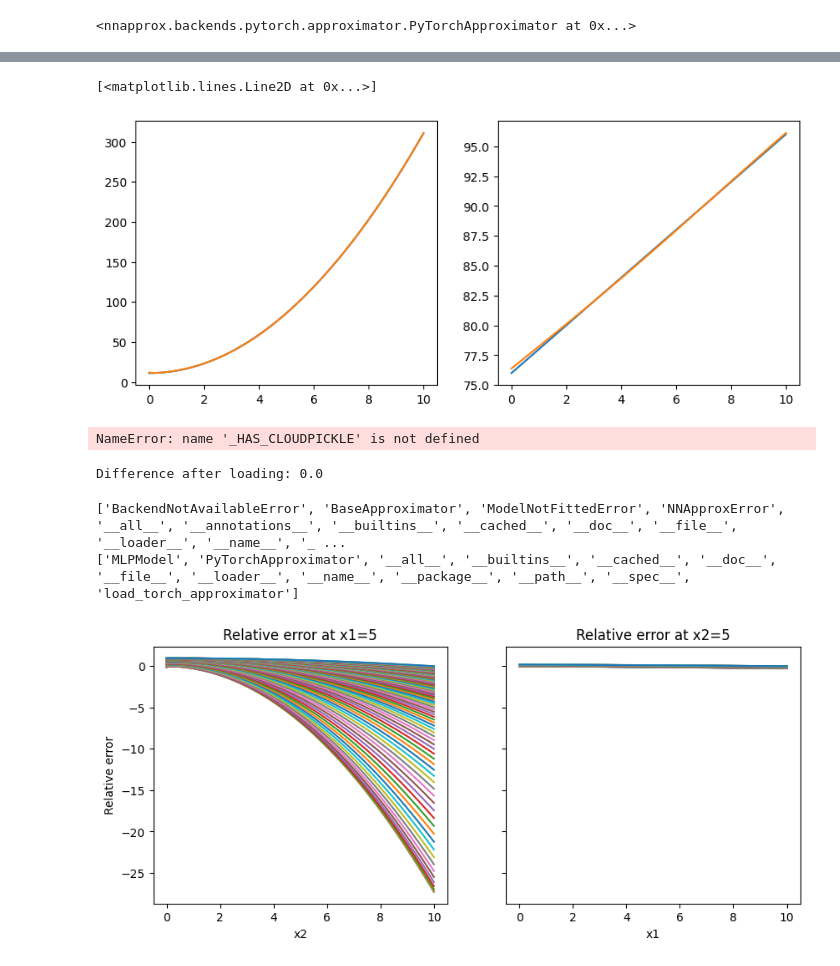
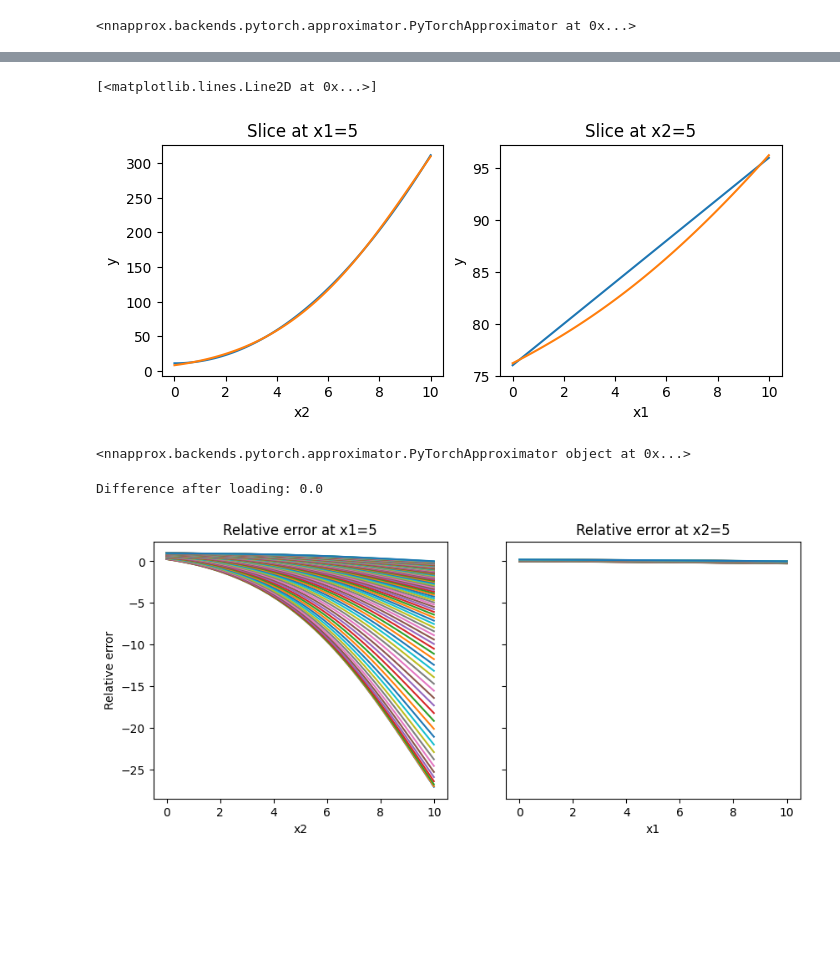
Before and after one commit to zierenberg/nnapprox, a Jupyter notebook: notebooks/example_pytorch.ipynb, the cells around one changed output, grey strips where cells are left out. Cells and saved outputs as stored; diff of their text form; code cells hidden in the pictures; blank space fills up the shorter version.

```diff
--- a/notebooks/example_pytorch.ipynb
+++ b/notebooks/example_pytorch.ipynb
@@ -31,9 +28,9 @@ import numpy as np
 x1, x2 = np.meshgrid(np.linspace(0,10,101), np.linspace(0,10,101))
 x1 = x1.flatten()
 x2 = x2.flatten()
-def y(x1, x2):
+def y_true(x1, x2):
     return 2*x1 + 3*x2**2 + 1
-data = pd.DataFrame({'x1': x1, 'x2': x2, 'y': y(x1, x2)})
+data = pd.DataFrame({'x1': x1, 'x2': x2, 'y': y_true(x1, x2)})
 print(data)
 # %% [output]
          x1    x2      y
@@ -59,8 +56,8 @@ func = nna.create_approximator(backend="pytorch",
                                )
 
 # specify a map from input to NN (inverse not needed)
-func.set_transform('x2', forward = lambda x: np.sqrt(x), inverse = lambda x: x**2)
-func.fit(data, epochs=10000, device=device, lr=1e-2, amsgrad=True)
+# func.set_transform('x2', forward = lambda x: np.sqrt(x), inverse = lambda x: x**2)
+func.fit(data, epochs=3000, device=device, l1r=1e-3, amsgrad=True)
 # %% [output]
 Training data with input shape torch.Size([10201, 2]) and output shape torch.Size([10201, 1]).
 Training complete; left training mode for faster evaluation! To re-enter training mode call `func.model.train(True)`.
@@ -77,30 +115,34 @@ plt.show()
 # %%
 # compare the result
-fig,axs = plt.subplots(1,2, figsize=(10,4))
+fig, axs = plt.subplots(1,2, figsize=(8,3))
 # slice at x1=5
-data0 = data[data['x1']==5]
-axs[0].plot(data0['x2'], data0['y'], label='data')
-# plot function approximation
-x1 = np.ones(101)*5
+axs[0].set_title('Slice at x1=5')
+axs[0].set_xlabel('x2')
+axs[0].set_ylabel('y')
+data_slice = data[data['x1']==5]
+axs[0].plot(data_slice['x2'], data_slice['y'], label='data')
+# approximation
 x2 = np.linspace(0,10,101)
-axs[0].plot(x2, func(x1,x2), label='approximation')
+axs[0].plot(x2, func(5,x2), label='approximation')
 # slice at x2=5
-data0 = data[data['x2']==5]
-axs[1].plot(data0['x1'], data0['y'], label='data')
-# plot function approximation
-x2 = np.ones(101)*5
+axs[1].set_title('Slice at x2=5')
+axs[1].set_xlabel('x1')
+axs[1].set_ylabel('y')
+data_slice = data[data['x2']==5]
+axs[1].plot(data_slice['x1'], data_slice['y'], label='data')
+# approximation
 x1 = np.linspace(0,10,101)
-axs[1].plot(x1, func(x1,x2), label='approximation')
+axs[1].plot(x1, func(x1,5), label='approximation')
 # %% [output]
 [<matplotlib.lines.Line2D at 0x...>]
-[figure, old version]
+[figure, new version]
 # %%
 # save to pickle file
 func.save('test.pt')
 func2 = nna.load_approximator('test.pt', backend='pytorch')
 print(func2)
 # %% [output]
-NameError: name '_HAS_CLOUDPICKLE' is not defined
+<nnapprox.backends.pytorch.approximator.PyTorchApproximator object at 0x...>
 # %%
 #check that it works
 pred_1 = func(x1, x2)
@@ -108,13 +150,6 @@ pred_2 = func2(x1, x2)
 print("Difference after loading:", np.max(np.abs(pred_1 - pred_2)))
 # %% [output]
 Difference after loading: 0.0
-# %%
-import nnapprox
-print(dir(nnapprox))  # See what's exported
-print(dir(nnapprox.backends.pytorch))
-# %% [output]
-['BackendNotAvailableError', 'BaseApproximator', 'ModelNotFittedError', 'NNApproxError', '__all__', '__annotations__', '__builtins__', '__cached__', '__doc__', '__file__', '__loader__', '__name__', '_ ...
-['MLPModel', 'PyTorchApproximator', '__all__', '__builtins__', '__cached__', '__doc__', '__file__', '__loader__', '__name__', '__package__', '__path__', '__spec__', 'load_torch_approximator']
 # %%
 # plot relative error
 fig,axs = plt.subplots(1,2, figsize=(10,4), sharey=True)
```
Also changed, not shown: parts of 7 cells of this notebook, 2 other files.
